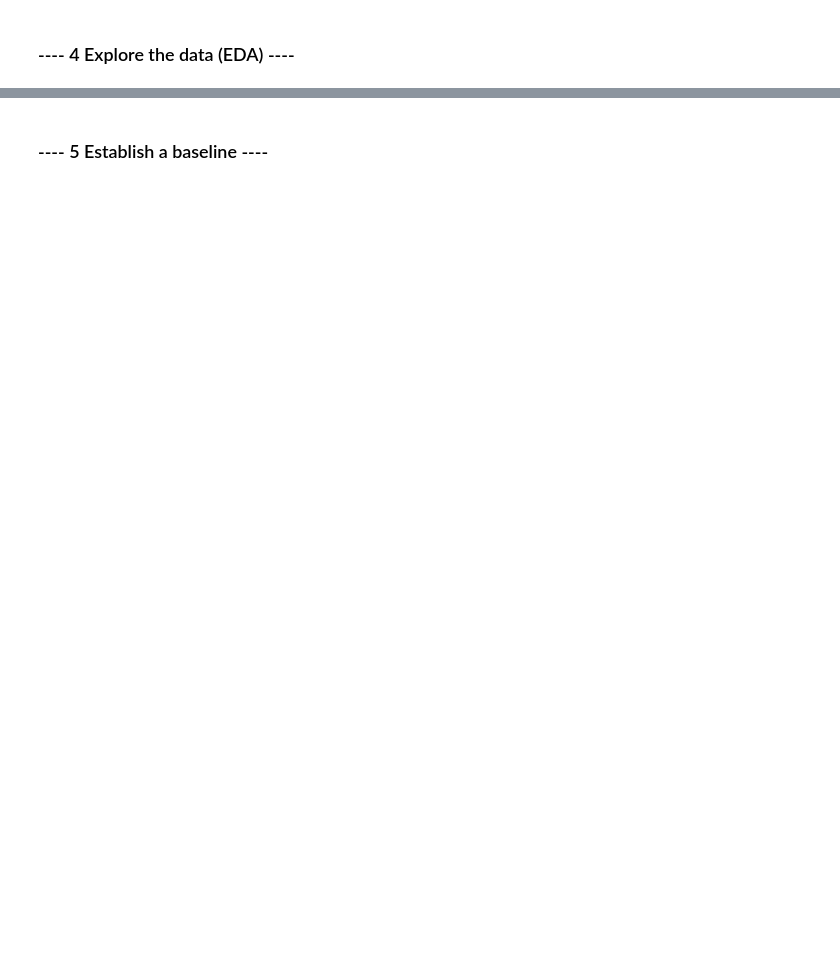
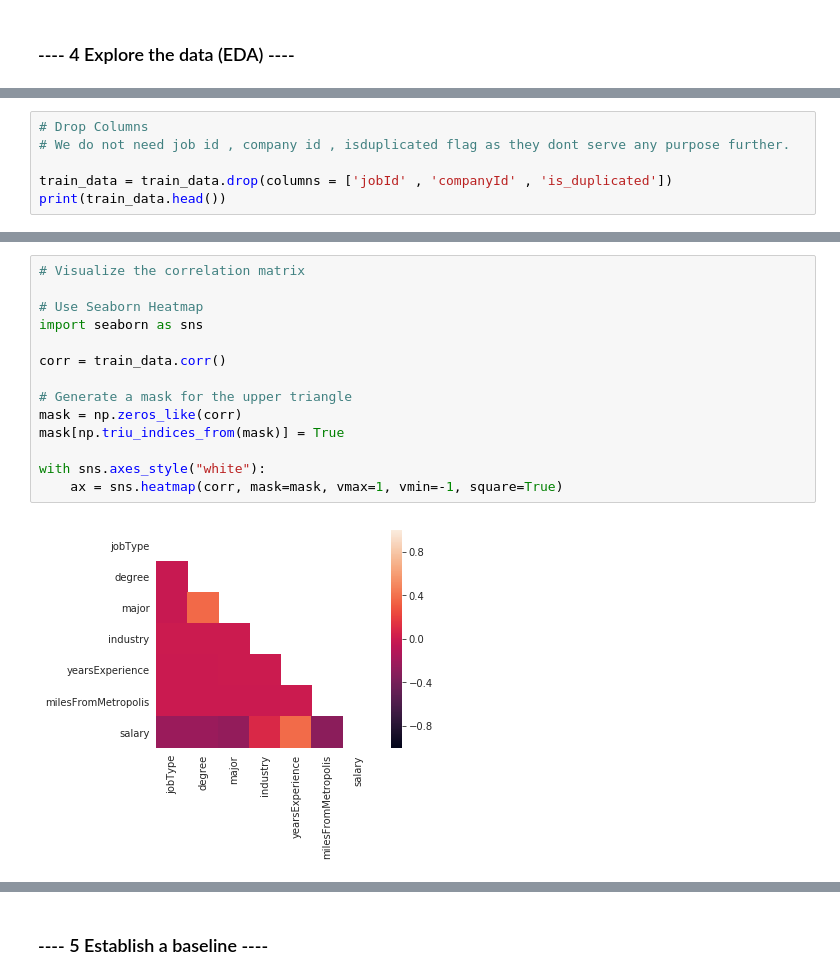
Before and after one commit to ksviswa/salary_prediction, a Jupyter notebook: Salary_Prediction_Project.ipynb, the cells around one changed output, grey strips where cells are left out. Drawn from its saved outputs; the diff is of its cells as text; blank space fills up the shorter version.

```diff
--- a/Salary_Prediction_Project.ipynb
+++ b/Salary_Prediction_Project.ipynb
@@ -199,0 +221,6 @@ is_duplicated                  NaN
+# %%
+# Drop Columns
+# We do not need job id , company id , isduplicated flag as they dont serve any purpose further.
+
+train_data = train_data.drop(columns = ['jobId' , 'companyId' , 'is_duplicated'])
+print(train_data.head())
@@ -199,0 +241,16 @@ is_duplicated                  NaN
+# %%
+# Visualize the correlation matrix
+
+# Use Seaborn Heatmap
+import seaborn as sns
+
+corr = train_data.corr()
+
+# Generate a mask for the upper triangle
+mask = np.zeros_like(corr)
+mask[np.triu_indices_from(mask)] = True
+
+with sns.axes_style("white"):
+    ax = sns.heatmap(corr, mask=mask, vmax=1, vmin=-1, square=True)
+# %% [output]
+[figure, added]
```
Also changed, not shown: parts of 23 cells of this notebook.
